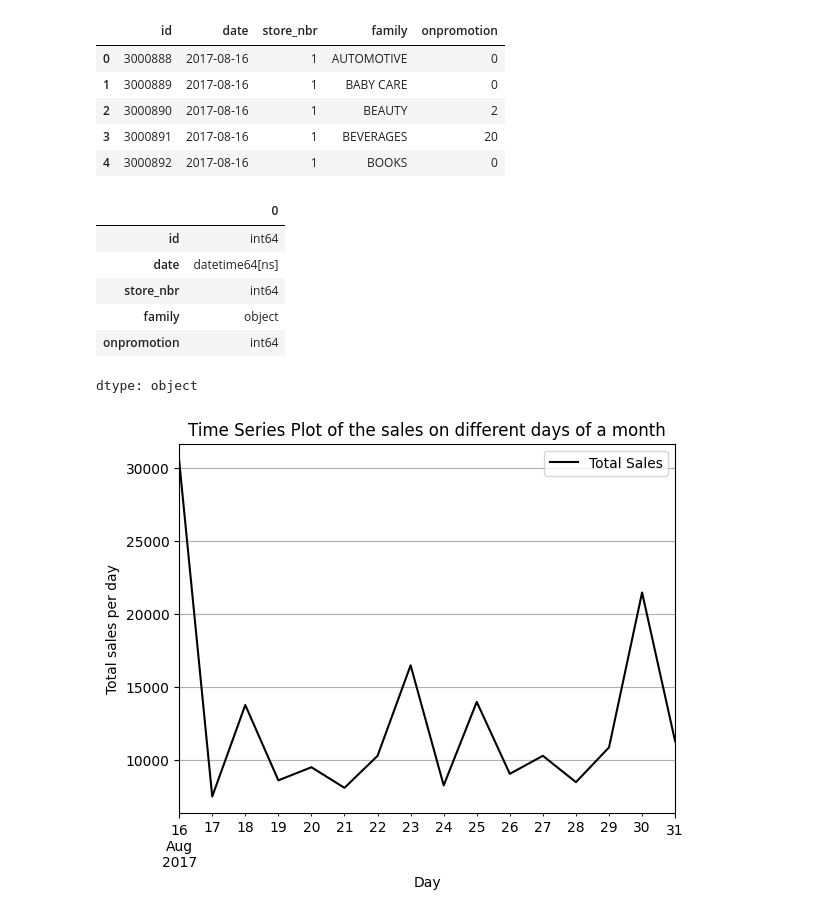
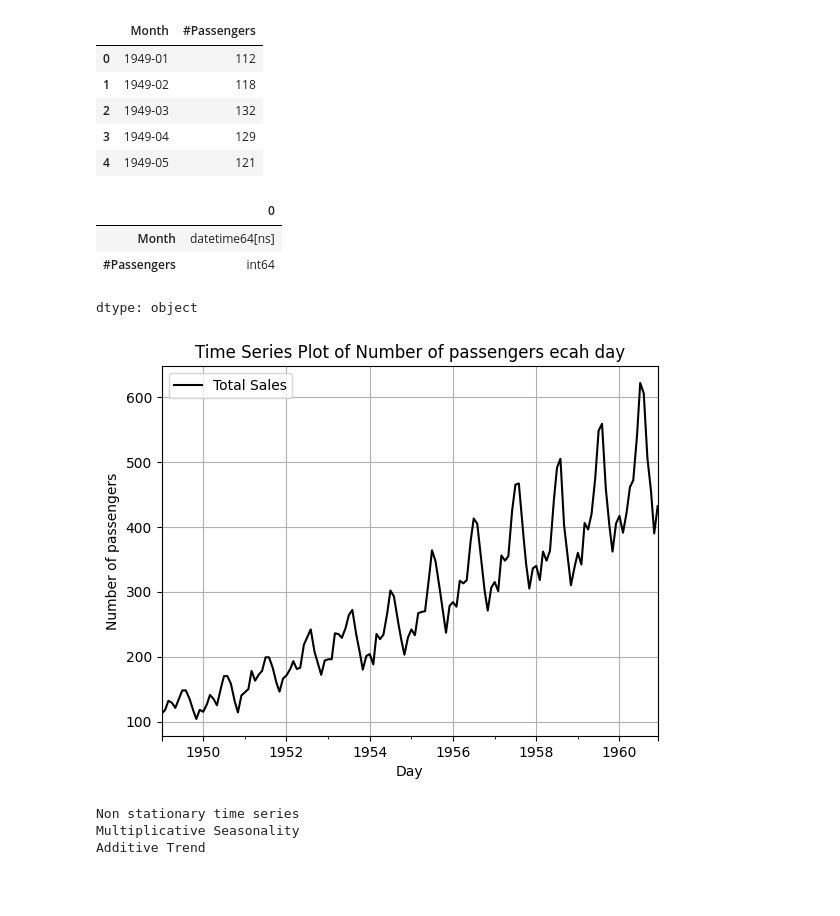
Before and after one commit to sanjayarunkumar/TSA_EXP1, a Jupyter notebook: timeseries_exp1.ipynb, the cells around one changed output. Saved outputs shown, nothing was run; the diff lists cells and outputs as text; code cells hidden in the pictures; blank space fills up the shorter version.

```diff
--- a/timeseries_exp1.ipynb
+++ b/timeseries_exp1.ipynb
@@ -2,39 +2,42 @@
 from matplotlib import pyplot as plt
 import pandas as pd
 # %%
-df=pd.read_csv("/content/test.csv")
+df=pd.read_csv("/content/AirPassengers.csv")
 # df=pd.read_csv("/content/test.csv",parse_dates=["date"],index_col="date")
 # %%
 df.head()
 # %% [output]
-|  | id | date | store_nbr | family | onpromotion |
-| 0 | 3000888 | 2017-08-16 | 1 | AUTOMOTIVE | 0 |
-| 1 | 3000889 | 2017-08-16 | 1 | BABY CARE | 0 |
-| 2 | 3000890 | 2017-08-16 | 1 | BEAUTY | 2 |
-| 3 | 3000891 | 2017-08-16 | 1 | BEVERAGES | 20 |
-| 4 | 3000892 | 2017-08-16 | 1 | BOOKS | 0 |
+|  | Month | #Passengers |
+| 0 | 1949-01 | 112 |
+| 1 | 1949-02 | 118 |
+| 2 | 1949-03 | 132 |
+| 3 | 1949-04 | 129 |
+| 4 | 1949-05 | 121 |
 # %%
-df['date']=pd.to_datetime(df['date'])
+df['Month']=pd.to_datetime(df['Month'])
 # %%
 df.dtypes
 # %% [output]
 |  | 0 |
-| id | int64 |
-| date | datetime64[ns] |
-| store_nbr | int64 |
-| family | object |
-| onpromotion | int64 |
+| Month | datetime64[ns] |
+| #Passengers | int64 |
 dtype: object
 # %%
-df.set_index('date',inplace=True)
+df.set_index('Month',inplace=True)
 # %%
-df_resampled = df['onpromotion'].resample('D').sum()
+df_resampled = df['#Passengers'].resample('D').interpolate()
 df_resampled.plot(kind='line',label='Total Sales', color='black')
-plt.title('Time Series Plot of the sales on different days of a month')
+plt.title('Time Series Plot of Number of passengers ecah day')
 plt.xlabel('Day')
-plt.ylabel('Total sales per day')
+plt.ylabel('Number of passengers')
 plt.legend()
 plt.grid(True)
 plt.show()
 # %% [output]
-[figure, old version]
+[figure, new version]
+# %%
+print("Non stationary time series\nMultiplicative Seasonality\nAdditive Trend")
+# %% [output]
+Non stationary time series
+Multiplicative Seasonality
+Additive Trend
```
Also changed, not shown: 3 other files.
